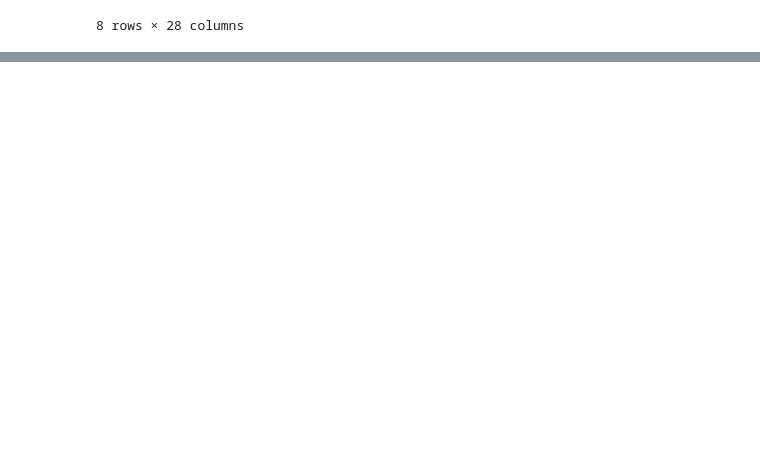
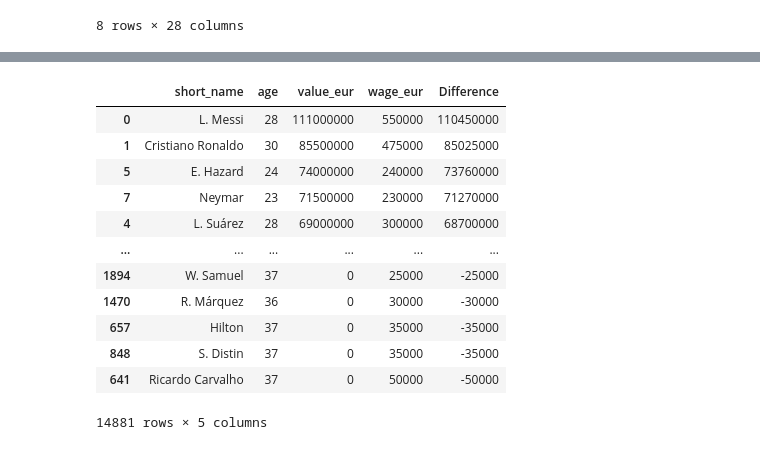
Before and after one commit to UmaRathore/ML_Soccer, a Jupyter notebook: soccer.ipynb, the cells around one changed output, grey strips where cells are left out. Cells and saved outputs as stored; diff of their text form; code cells hidden in the pictures; blank space fills up the shorter version.

```diff
--- a/soccer.ipynb
+++ b/soccer.ipynb
@@ -35,0 +54,39 @@ data_frame.describe()
+# %%
+df1 = pd.DataFrame(data_frame, columns = ['short_name', 'age', 'value_eur', 'wage_eur'])
+
+def value_to_float(x):
+    if type(x) == float or type(x) == int:
+        return x
+    if 'K' in x:
+        if len(x) > 1:
+            return float(x.replace('K', '')) * 1000
+        return 1000.0
+    if 'M' in x:
+        if len(x) > 1:
+            return float(x.replace('M', '')) * 1000000
+        return 1000000.0
+    if 'B' in x:
+        return float(x.replace('B', '')) * 1000000000
+    return 0.0
+
+df1['wage_eur'] = df1['wage_eur'].apply(value_to_float)
+df1['value_eur'] = df1['value_eur'].apply(value_to_float)
+
+df1['Difference'] = df1['value_eur'] - df1['wage_eur']
+df1
+
+df1.sort_values('Difference', ascending=False)
+# %% [output]
+|  | short_name | age | value_eur | wage_eur | Difference |
+| 0 | L. Messi | 28 | 111000000 | 550000 | 110450000 |
+| 1 | Cristiano Ronaldo | 30 | 85500000 | 475000 | 85025000 |
+| 5 | E. Hazard | 24 | 74000000 | 240000 | 73760000 |
+| 7 | Neymar | 23 | 71500000 | 230000 | 71270000 |
+| 4 | L. Suárez | 28 | 69000000 | 300000 | 68700000 |
+| ... | ... | ... | ... | ... | ... |
+| 1894 | W. Samuel | 37 | 0 | 25000 | -25000 |
+| 1470 | R. Márquez | 36 | 0 | 30000 | -30000 |
+| 657 | Hilton | 37 | 0 | 35000 | -35000 |
+| 848 | S. Distin | 37 | 0 | 35000 | -35000 |
+| 641 | Ricardo Carvalho | 37 | 0 | 50000 | -50000 |
+14881 rows × 5 columns
```
Also changed, not shown: parts of 1 cell of this notebook.
